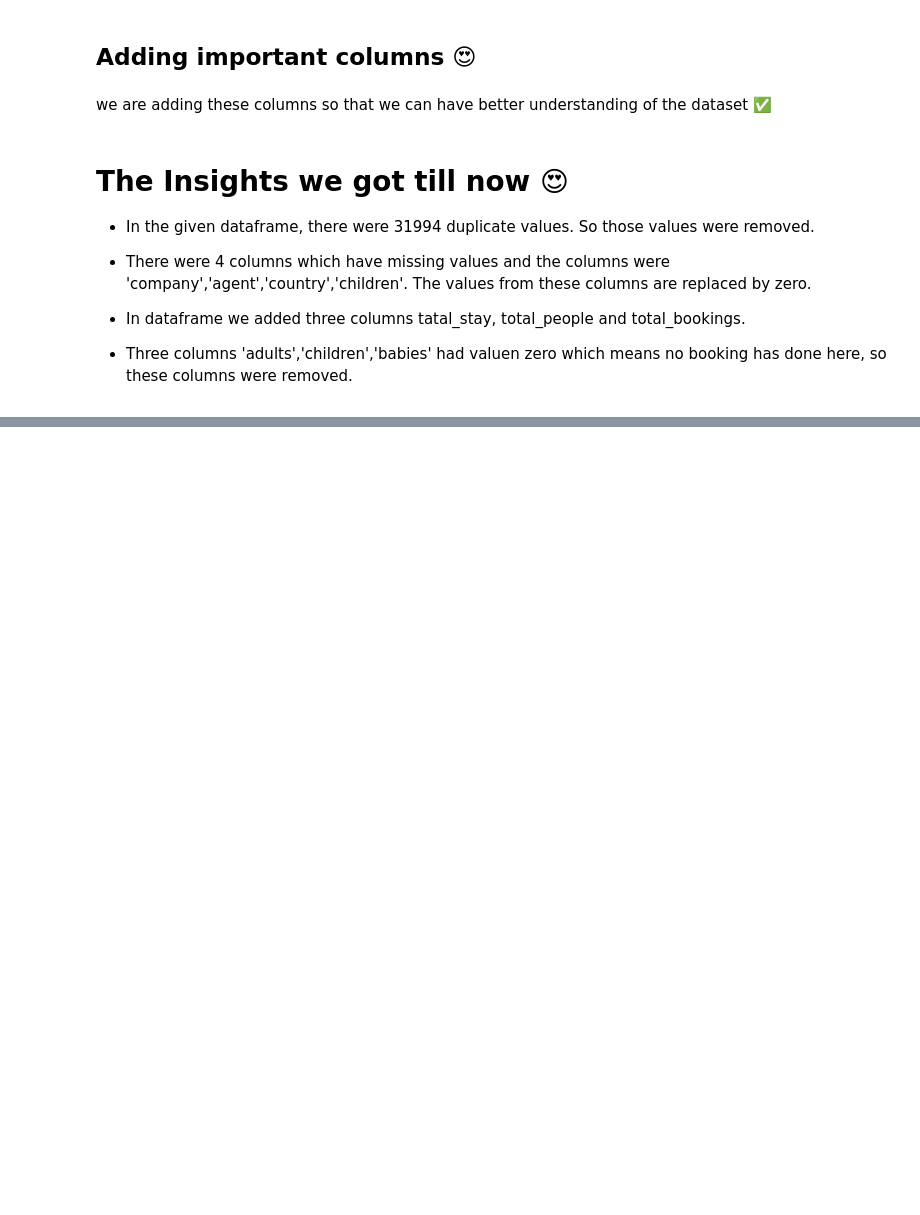
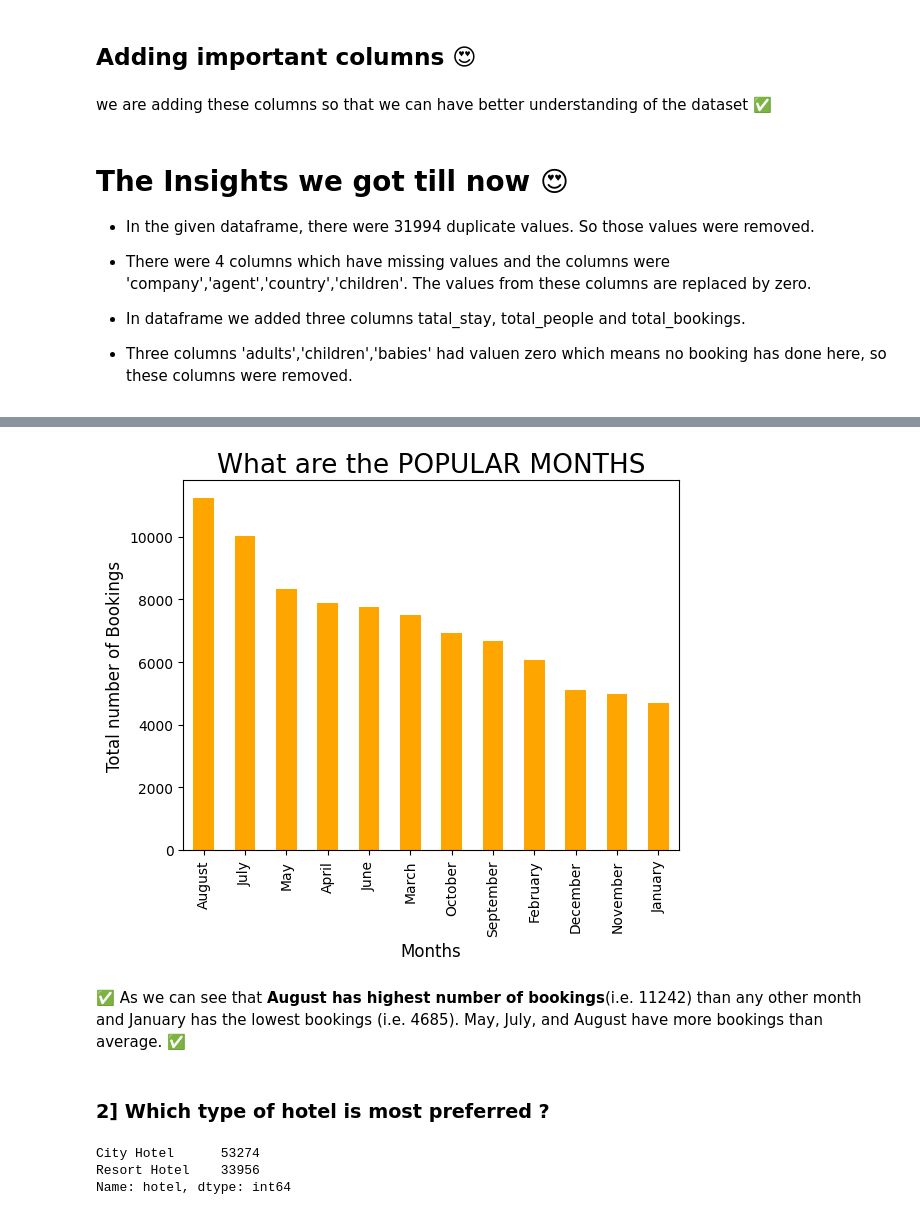
Before and after one commit to ish-war/Hotel-Booking-Analysis, a Jupyter notebook: Hotel_Booking_Analysis.ipynb, the cells around one changed output, grey strips where cells are left out. Drawn from its saved outputs; the diff is of its cells as text; code cells hidden in the pictures; blank space fills up the shorter version.

```diff
--- a/Hotel_Booking_Analysis.ipynb
+++ b/Hotel_Booking_Analysis.ipynb
@@ -326,0 +336,4 @@ df1['total_bookings'] = df1['previous_cancellations'] + df1['previous_bookings_n
+# %%
+# visualization code for the most popular months
+month_counts = df1['arrival_date_month'].sort_values().value_counts()
+month_counts
@@ -326,0 +354,23 @@ df1['total_bookings'] = df1['previous_cancellations'] + df1['previous_bookings_n
+# %%
+# we can have good insight of which are the popular months by the graph.
+
+month_counts.plot.bar(color='orange')
+plt.rcParams['figure.figsize'] = (10,5)
+plt.title('What are the POPULAR MONTHS', fontsize = 19)
+plt.ylabel('Total number of Bookings', fontsize = 12)
+plt.xlabel( 'Months', fontsize = 12)
+plt.show()
+# %% [output]
+[figure, added]
+# %% [markdown]
+✅ As we can see that **August has highest number of bookings**(i.e. 11242) than any other month and January has the lowest bookings (i.e. 4685). May, July, and August have more bookings than average. ✅
+# %% [markdown]
+### 2] Which type of hotel is most preferred ?
+# %%
+# visualization code
+preferred_hotel = df1['hotel'].value_counts()
+preferred_hotel
+# %% [output]
+City Hotel      53274
+Resort Hotel    33956
+Name: hotel, dtype: int64
```
Also changed, not shown: parts of 19 cells of this notebook.
